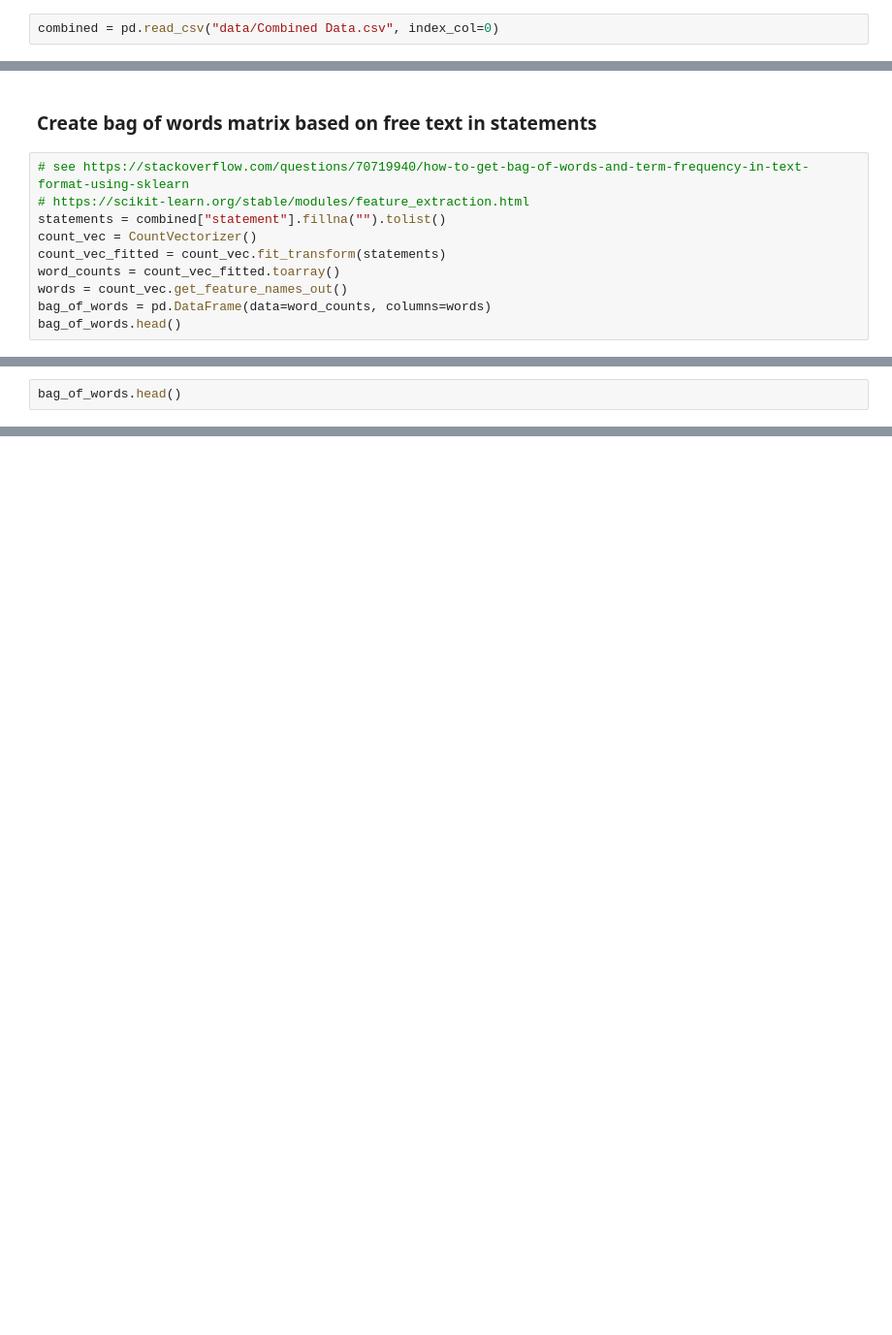
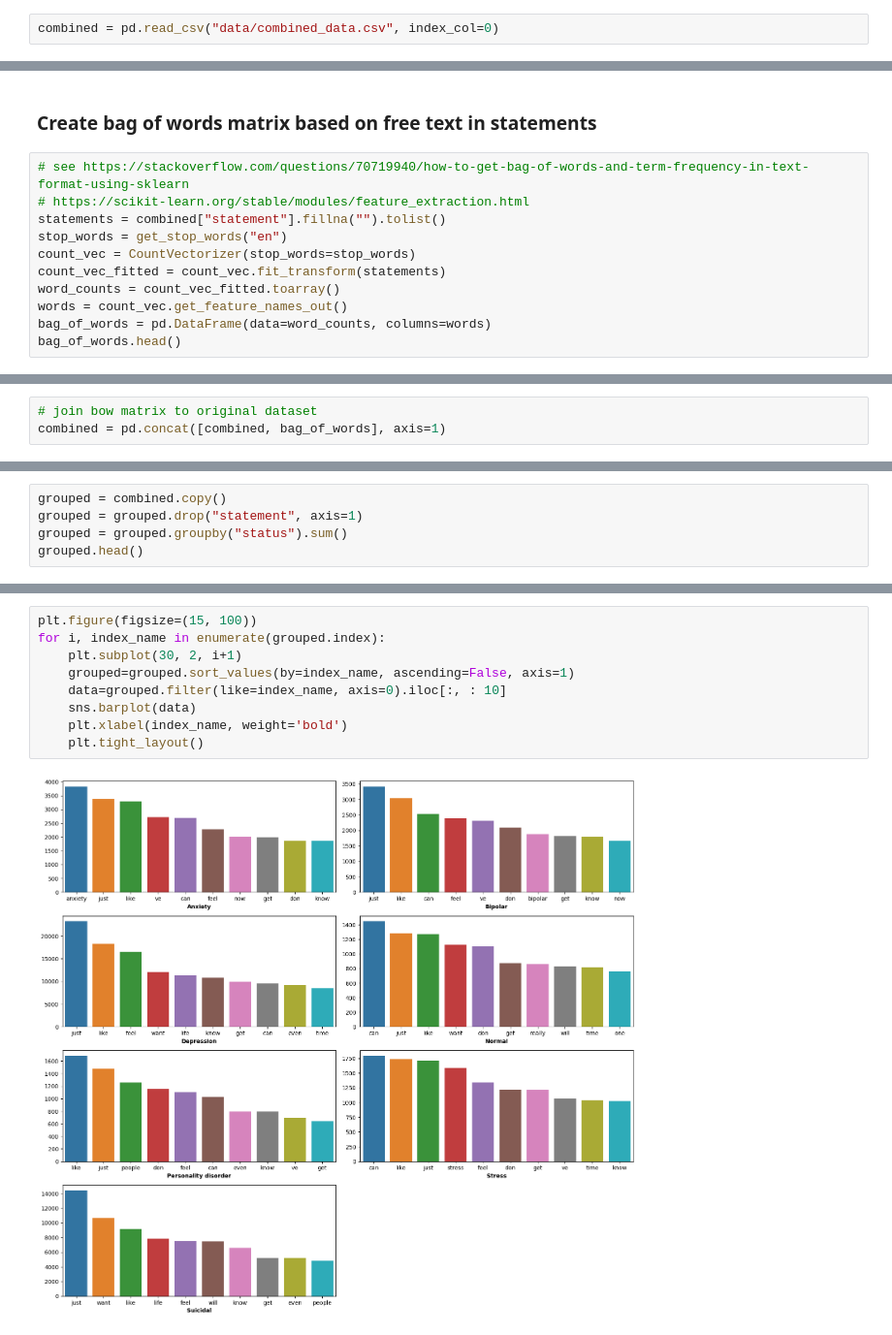
Before and after one commit to Mike812/kaggle, a Jupyter notebook: mental_health/MentalHealth.ipynb, the cells around one changed output, grey strips where cells are left out. Shown at 97% size. Saved outputs shown, nothing was run; the diff lists cells and outputs as text; blank space fills up the shorter version.

```diff
--- a/mental_health/MentalHealth.ipynb
+++ b/mental_health/MentalHealth.ipynb
@@ -11,6 +14,6 @@ print("Setup Complete")
 # %% [markdown]
 ### Read mental health dataset from Kaggle as dataframe and analyze it
 # %%
-combined = pd.read_csv("data/Combined Data.csv", index_col=0)
+combined = pd.read_csv("data/combined_data.csv", index_col=0)
 # %%
 combined
@@ -32,7 +76,8 @@ sns.barplot(data=combined['status'])
 # see https://stackoverflow.com/questions/70719940/how-to-get-bag-of-words-and-term-frequency-in-text-format-using-sklearn
 # https://scikit-learn.org/stable/modules/feature_extraction.html
 statements = combined["statement"].fillna("").tolist()
-count_vec = CountVectorizer()
+stop_words = get_stop_words("en")
+count_vec = CountVectorizer(stop_words=stop_words)
 count_vec_fitted = count_vec.fit_transform(statements)
 word_counts = count_vec_fitted.toarray()
 words = count_vec.get_feature_names_out()
@@ -47,2 +111,3 @@ bag_of_words.shape
 # %%
-bag_of_words.head()
+# join bow matrix to original dataset
+combined = pd.concat([combined, bag_of_words], axis=1)
@@ -48,0 +131,5 @@ bag_of_words.head()
+# %%
+grouped = combined.copy()
+grouped = grouped.drop("statement", axis=1)
+grouped = grouped.groupby("status").sum()
+grouped.head()
@@ -48,0 +153,11 @@ bag_of_words.head()
+# %%
+plt.figure(figsize=(15, 100))
+for i, index_name in enumerate(grouped.index):
+    plt.subplot(30, 2, i+1)
+    grouped=grouped.sort_values(by=index_name, ascending=False, axis=1)
+    data=grouped.filter(like=index_name, axis=0).iloc[:, : 10]
+    sns.barplot(data)
+    plt.xlabel(index_name, weight='bold')
+    plt.tight_layout()
+# %% [output]
+[figure, added]
```
Also changed, not shown: parts of 13 cells of this notebook, 6 other files.
